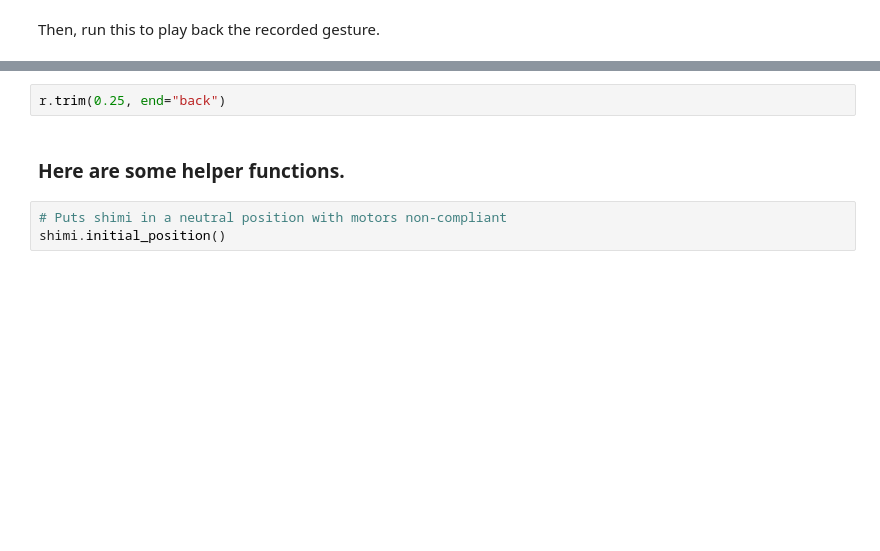
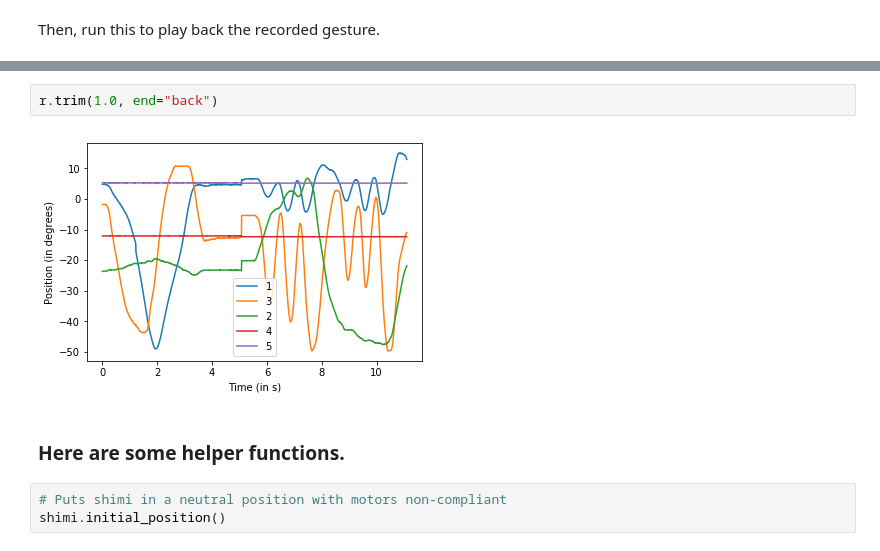
Before and after one commit to rytrose/shimi, a Jupyter notebook: RecordShimiGestures.ipynb, the cells around one changed output, grey strips where cells are left out. Cells and saved outputs as stored; diff of their text form; blank space fills up the shorter version.

```diff
--- a/RecordShimiGestures.ipynb
+++ b/RecordShimiGestures.ipynb
@@ -56,5 +104,7 @@ r.play(plt.axes())
 # %%
-r.trim(0.25, end="back")
+r.trim(1.0, end="back")
+# %% [output]
+[figure, added]
 # %% [markdown]
 ### Here are some helper functions.
 # %%
```
Also changed, not shown: parts of 11 cells of this notebook, 5 other files.
